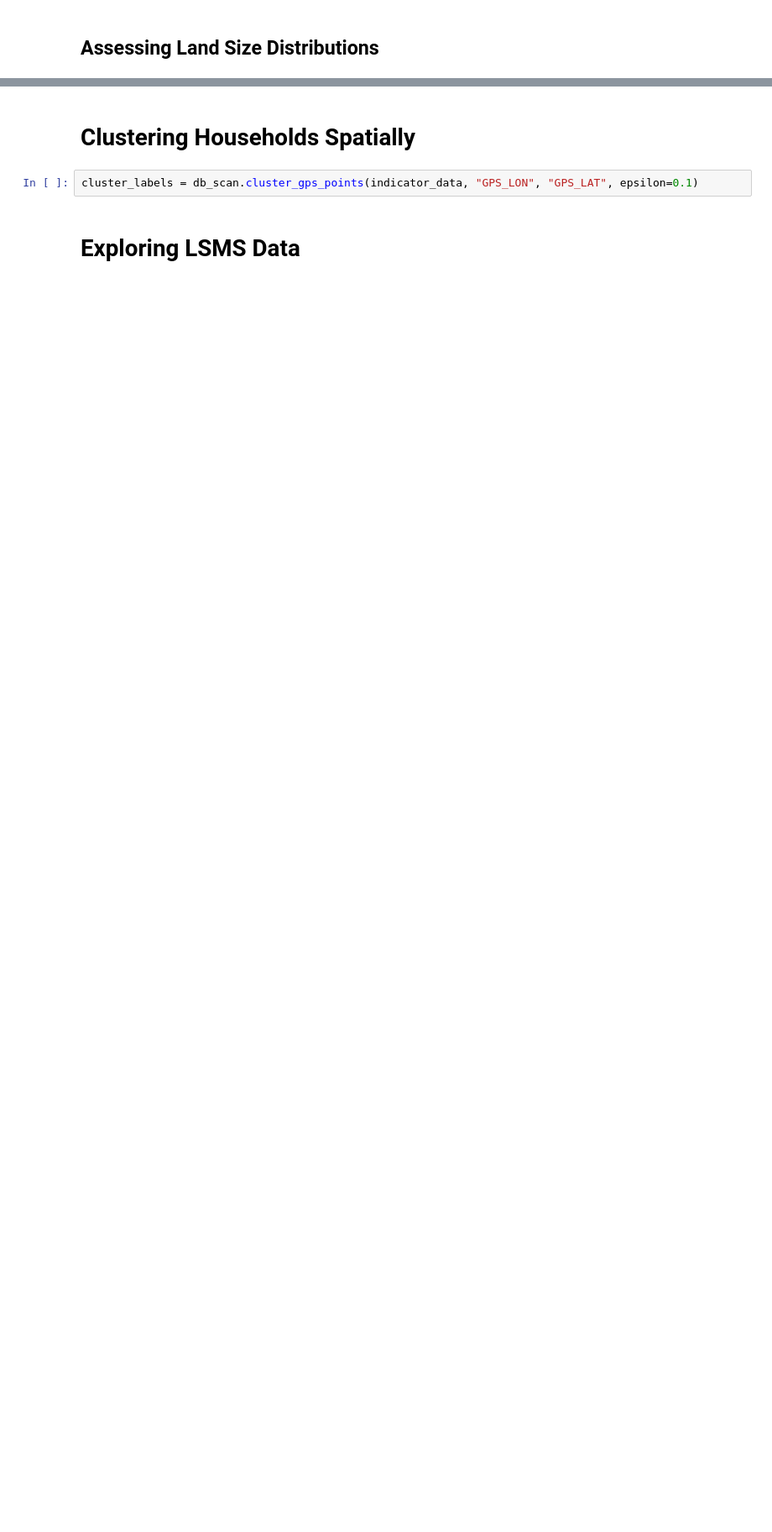
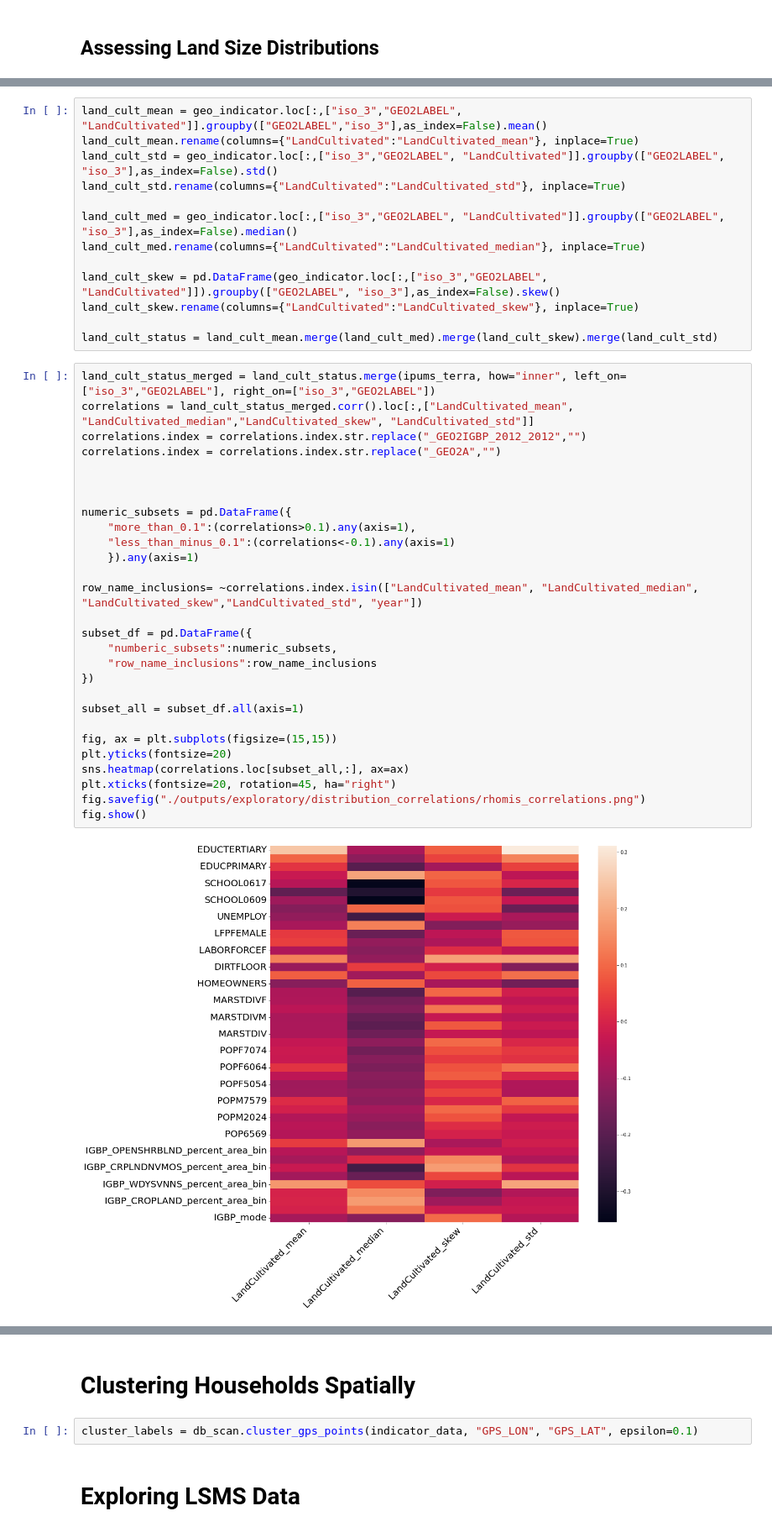
Before and after one commit to l-gorman/farm-size-analysis, a Jupyter notebook: explore.ipynb, the cells around one changed output, grey strips where cells are left out. Shown at 84% size. Saved outputs shown, nothing was run; the diff lists cells and outputs as text; blank space fills up the shorter version.

```diff
--- a/explore.ipynb
+++ b/explore.ipynb
@@ -145,0 +183,43 @@ No artists with labels found to put in legend.  Note that artists whose label st
+# %%
+land_cult_mean = geo_indicator.loc[:,["iso_3","GEO2LABEL", "LandCultivated"]].groupby(["GEO2LABEL","iso_3"],as_index=False).mean()
+land_cult_mean.rename(columns={"LandCultivated":"LandCultivated_mean"}, inplace=True)
+land_cult_std = geo_indicator.loc[:,["iso_3","GEO2LABEL", "LandCultivated"]].groupby(["GEO2LABEL", "iso_3"],as_index=False).std()
+land_cult_std.rename(columns={"LandCultivated":"LandCultivated_std"}, inplace=True)
+
+land_cult_med = geo_indicator.loc[:,["iso_3","GEO2LABEL", "LandCultivated"]].groupby(["GEO2LABEL", "iso_3"],as_index=False).median()
+land_cult_med.rename(columns={"LandCultivated":"LandCultivated_median"}, inplace=True)
+
+land_cult_skew = pd.DataFrame(geo_indicator.loc[:,["iso_3","GEO2LABEL", "LandCultivated"]]).groupby(["GEO2LABEL", "iso_3"],as_index=False).skew()
+land_cult_skew.rename(columns={"LandCultivated":"LandCultivated_skew"}, inplace=True)
+
+land_cult_status = land_cult_mean.merge(land_cult_med).merge(land_cult_skew).merge(land_cult_std)
+# %%
+land_cult_status_merged = land_cult_status.merge(ipums_terra, how="inner", left_on=["iso_3","GEO2LABEL"], right_on=["iso_3","GEO2LABEL"])
+correlations = land_cult_status_merged.corr().loc[:,["LandCultivated_mean", "LandCultivated_median","LandCultivated_skew", "LandCultivated_std"]]
+correlations.index = correlations.index.str.replace("_GEO2IGBP_2012_2012","")
+correlations.index = correlations.index.str.replace("_GEO2A","")
+
+
+
+numeric_subsets = pd.DataFrame({
+    "more_than_0.1":(correlations>0.1).any(axis=1),
+    "less_than_minus_0.1":(correlations<-0.1).any(axis=1)
+    }).any(axis=1)
+
+row_name_inclusions= ~correlations.index.isin(["LandCultivated_mean", "LandCultivated_median", "LandCultivated_skew","LandCultivated_std", "year"])
+
+subset_df = pd.DataFrame({
+    "numberic_subsets":numeric_subsets,
+    "row_name_inclusions":row_name_inclusions
+})
+
+subset_all = subset_df.all(axis=1)
+
+fig, ax = plt.subplots(figsize=(15,15))
+plt.yticks(fontsize=20)
+sns.heatmap(correlations.loc[subset_all,:], ax=ax)
+plt.xticks(fontsize=20, rotation=45, ha="right")
+fig.savefig("./outputs/exploratory/distribution_correlations/rhomis_correlations.png")
+fig.show()
+# %% [output]
+[figure, added]
```
Also changed, not shown: parts of 23 cells of this notebook, 16 other files.
